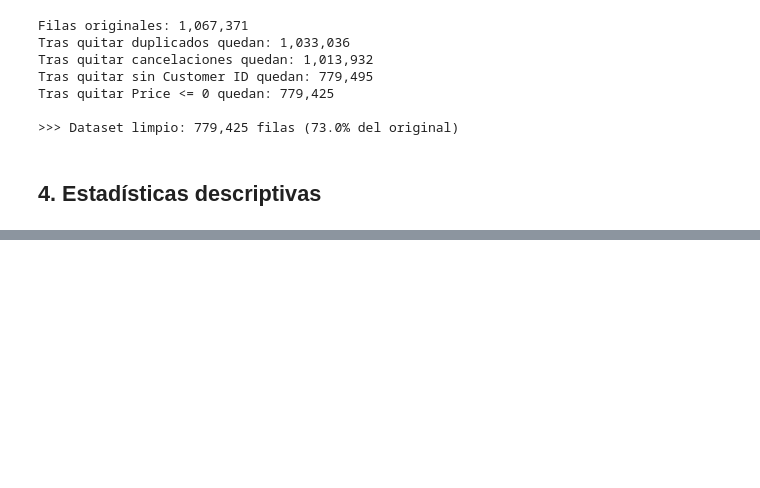
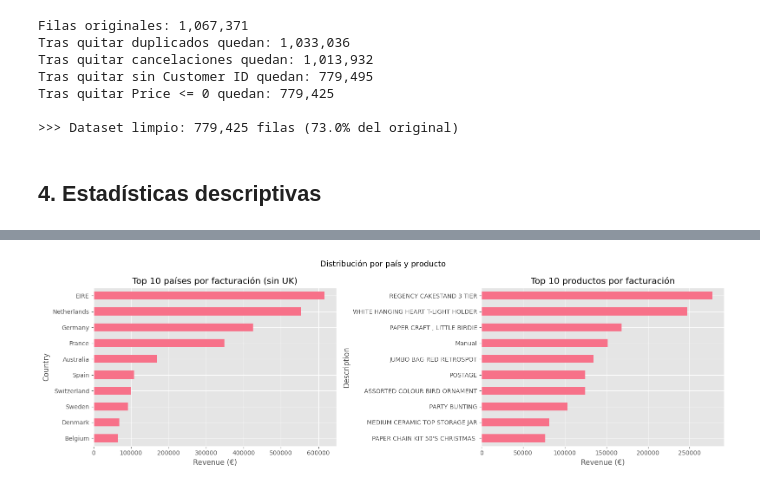
Before and after one commit to danialco9/Analisis_de_datos_IA, a Jupyter notebook: Proyecto_Machine Learning/online_retail_II_EDA-basic.ipynb, the cells around one changed output, grey strips where cells are left out. Drawn from its saved outputs; the diff is of its cells as text; code cells hidden in the pictures; blank space fills up the shorter version.

```diff
--- a/Proyecto_Machine Learning/online_retail_II_EDA-basic.ipynb
+++ b/Proyecto_Machine Learning/online_retail_II_EDA-basic.ipynb
@@ -298,0 +295,32 @@ Estrategia:
+# %%
+# ── 5.3 Top países y productos ─────────────────────────────────────────────
+
+fig, axes = plt.subplots(1, 2, figsize=(16, 5))
+fig.suptitle('Distribución por país y producto', fontsize=13)
+
+# Excluimos UK para ver el resto con claridad
+top_countries = (
+    df_clean[df_clean['Country'] != 'United Kingdom']
+    .groupby('Country')['Revenue']
+    .sum()
+    .sort_values(ascending=True)
+    .tail(10)
+)
+top_countries.plot(kind='barh', ax=axes[0])
+axes[0].set_title('Top 10 países por facturación (sin UK)')
+axes[0].set_xlabel('Revenue (€)')
+
+top_products = (
+    df_clean.groupby('Description')['Revenue']
+    .sum()
+    .sort_values(ascending=True)
+    .tail(10)
+)
+top_products.plot(kind='barh', ax=axes[1])
+axes[1].set_title('Top 10 productos por facturación')
+axes[1].set_xlabel('Revenue (€)')
+
+plt.tight_layout()
+plt.show()
+# %% [output]
+[figure, added]
```
Also changed, not shown: parts of 38 cells of this notebook, 1 other file.
